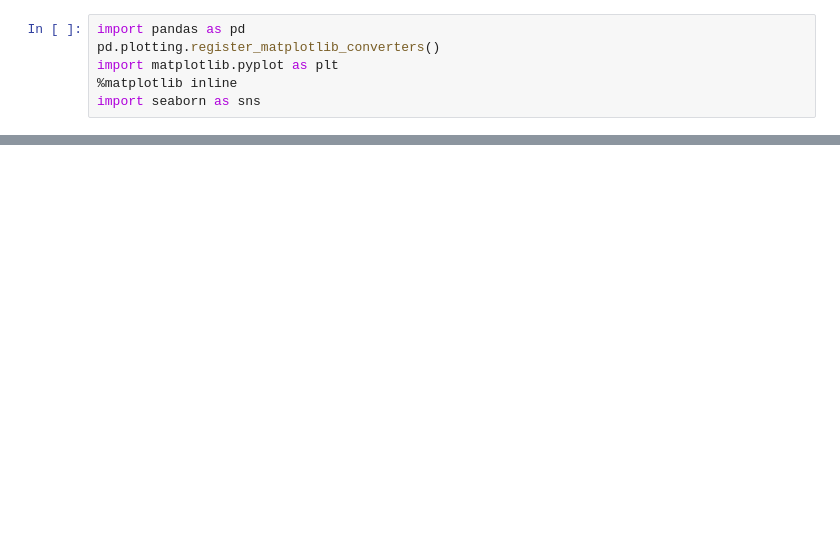
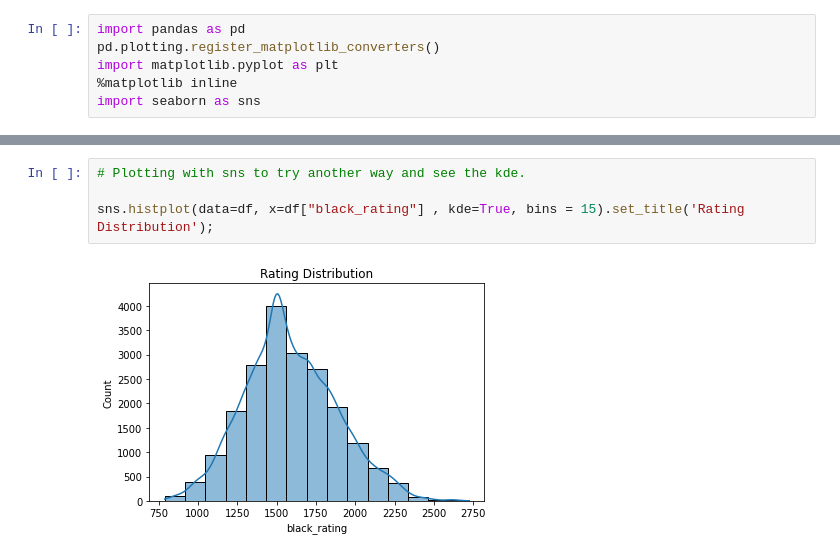
Before and after one commit to Cerre/Chess, a Jupyter notebook: src/chess_visualization.ipynb, the cells around one changed output, grey strips where cells are left out. Cells and saved outputs as stored; diff of their text form; blank space fills up the shorter version.

```diff
--- a/src/chess_visualization.ipynb
+++ b/src/chess_visualization.ipynb
@@ -17,0 +86,6 @@ data.head()
+# %%
+# Plotting with sns to try another way and see the kde.
+
+sns.histplot(data=df, x=df["black_rating"] , kde=True, bins = 15).set_title('Rating Distribution');
+# %% [output]
+[figure, added]
```
Also changed, not shown: parts of 13 cells of this notebook.
